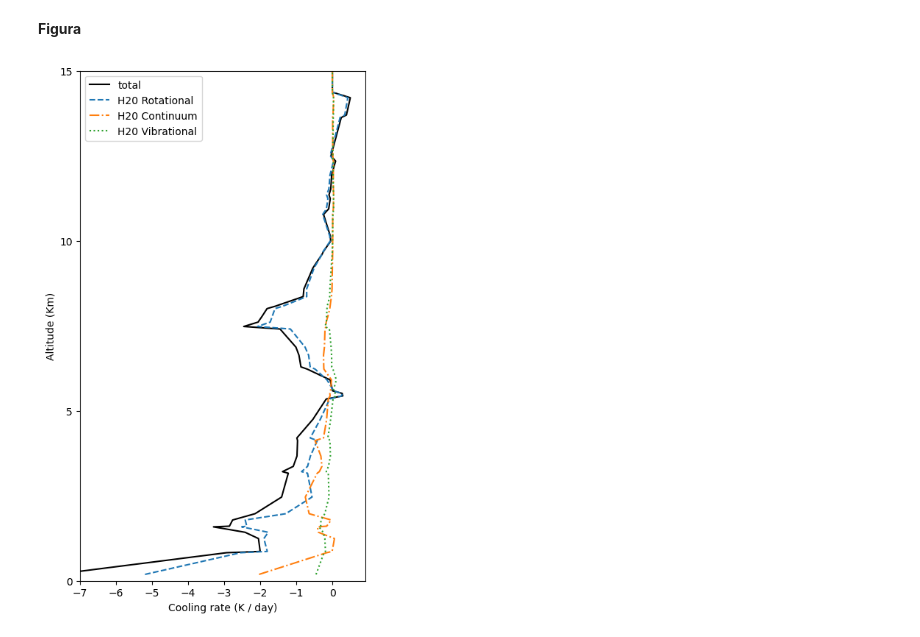
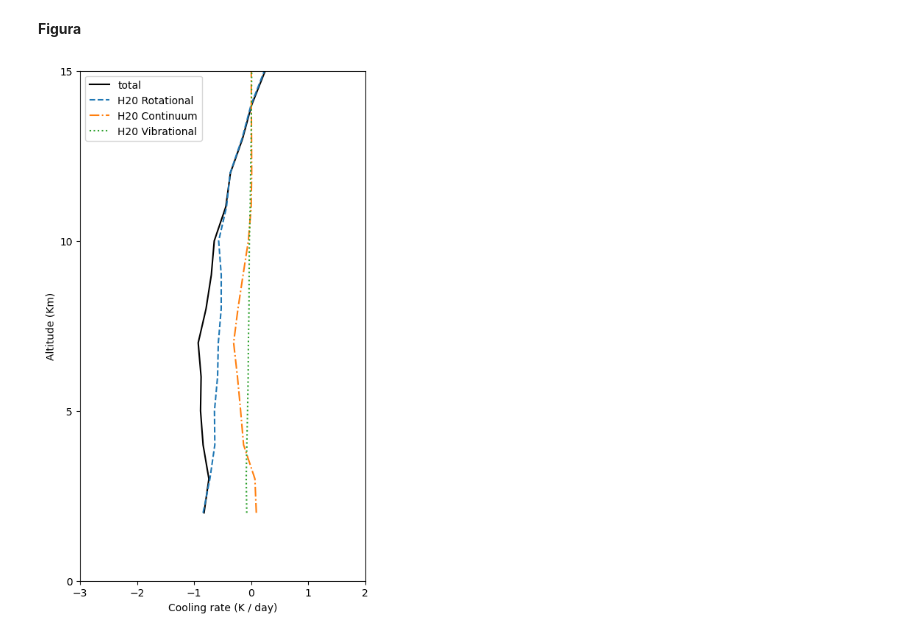
Before and after one commit to Lucas-Me/Rad-PPGM, a Jupyter notebook: exemplo.ipynb, the cells around one changed output. Saved outputs shown, nothing was run; the diff lists cells and outputs as text; code cells hidden in the pictures.

```diff
--- a/exemplo.ipynb
+++ b/exemplo.ipynb
@@ -73,6 +73,12 @@ def read_profile(file_path):
 	df = pd.read_csv(
 		file_path,
 		sep = ',',
+		converters = dict(
+			pres = lambda x: pd.to_numeric(x, errors = 'coerce'),
+			air_density = lambda x: pd.to_numeric(x, errors = 'coerce'),
+			water_density = lambda x: pd.to_numeric(x, errors = 'coerce'),
+			ozone_density = lambda x: pd.to_numeric(x, errors = 'coerce')
+		)
 	)
 
 	# COLUNA | UNIDADE | DESCRICAO
@@ -83,15 +89,26 @@ def read_profile(file_path):
 	# water_density | g / m³ | Densidade do vapor d'água na parcela
 	# ozone_density | g / m³ | Densidade do ozonio na parcela
 
-
 	# Calcula a razao de mistura | Adimensional
 	df['mixr'] = df['water_density'] / df["air_density"]
 
+	# Converte a altitude de [km] para [m]
+	df['hght'] *= 1e3
+
 	# Calcula o path length do vapor d'agua [g / cm²]
-	df['u'] = path_length(df['water_density'].values, df['hght'].values * 1e3)
+	df['u'] = path_length(df['water_density'].values, df['hght'].values)
 	df['u'] = df['u'] * 1e-4 # converte de g / m² para g / cm²
 
 	# Calcula a umidade relativa
-	saturation_vapor_pressure(df['temp'])
+	# -------------------------------
+
+	# Densidade do vapor d'agua na parcela SATURADA
+	df['relh'] = relative_humidty_from_density(
+		Qv = df['water_density'] * 1e-3, # converte de [g/m³] para [Kg/m³]
+		T =  df['temp']
+	)
+
+	return df
 # %%
-df = wyoming_read(r".\Dados\sbgl_00z_06ago23.txt")
+# df = wyoming_read(r".\Dados\sbgl_00z_06ago23.txt")
+df = read_profile(r".\Dados\tropical.csv")
@@ -182,27 +185,27 @@ df['cr_nc_all'] = cooling_rate.no_clouds(
 # %%
 fig, ax  = plt.subplots(figsize = (5, 9))
 
 ax.plot(df['cr_nc_all'], df['hght'] * 1e-3, linestyle = 'solid', color = 'k', label = 'total')
 ax.plot(df['cr_nc_rot'], df['hght'] * 1e-3, linestyle =  'dashed', label = 'H20 Rotational')
 ax.plot(df['cr_nc_cont'], df['hght'] * 1e-3, linestyle = 'dashdot', label = 'H20 Continuum')
 ax.plot(df['cr_nc_vib'], df['hght'] * 1e-3, linestyle = 'dotted', label = 'H20 Vibrational')
 
 # Eixo Y
 ax.set_ylim(0, 15)
 ax.set_yticks([0, 5, 10, 15])
 
 # Eixo X
 left, right = ax.get_xlim()
 ax.set_xticks(np.arange(-20, 20, 1))
-ax.set_xlim(-7, right)
+ax.set_xlim(-3, 2)
 
 # Textos
 ax.set_ylabel("Altitude (Km)")
 ax.set_xlabel("Cooling rate (K / day)")
 
 # Legenda
 plt.legend()
 
 plt.show()
 # %% [output]
-[figure, old version]
+[figure, new version]
```
Also changed, not shown: parts of 2 cells of this notebook, 3 other files.
